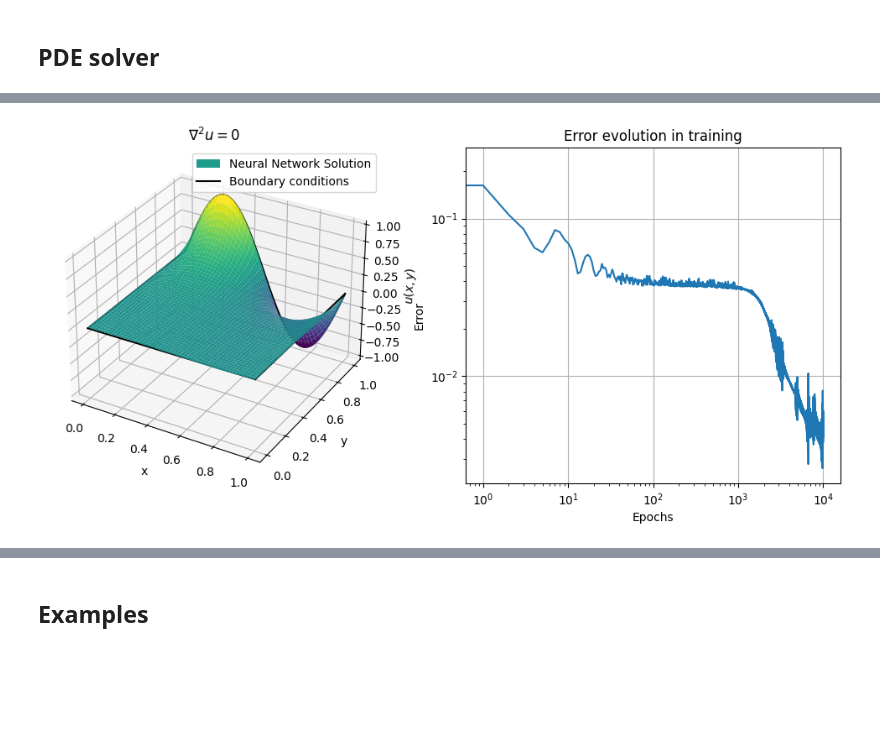
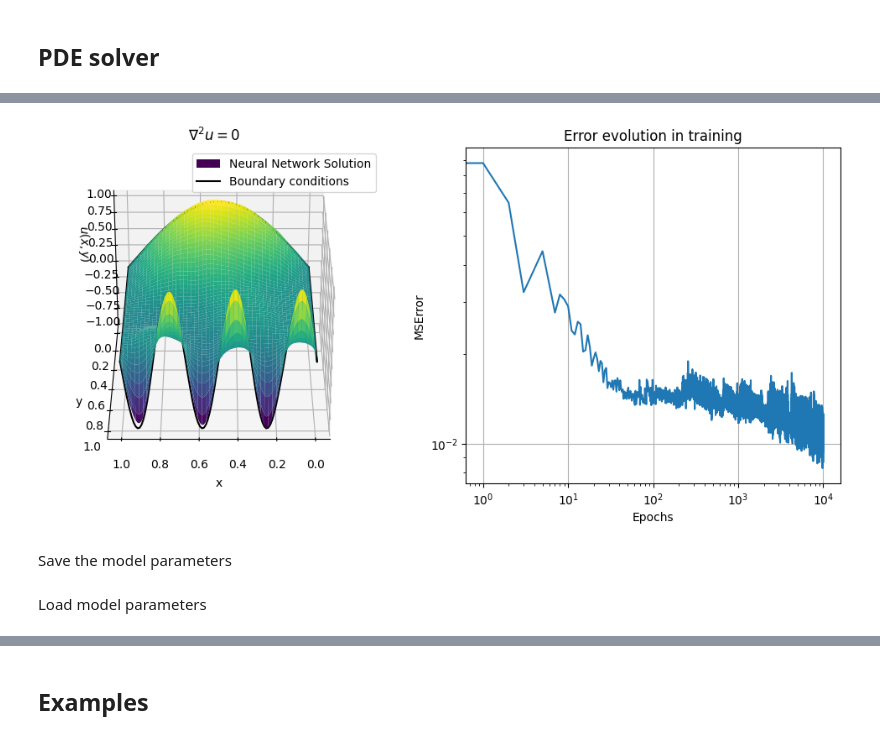
Before and after one commit to SavvasPitsi/ML_the_atom, a Jupyter notebook: Exploration.ipynb, the cells around one changed output, grey strips where cells are left out. Drawn from its saved outputs; the diff is of its cells as text; code cells hidden in the pictures; blank space fills up the shorter version.

Commit message:
Boundary condition improvement
Optimized parameters so that the network can fit better boundary conditions with higher parallel derivatives

```diff
--- a/Exploration.ipynb
+++ b/Exploration.ipynb
@@ -119,14 +150,15 @@ class LaplaceSolver(nn.Module):
 # %%
 # Custom loss function for unsupervised learning
 def lossFunctionPDE(model : nn.Module, x : torch.Tensor, b_points : int = 10, lamb : float = 0.5, scale : float = 1):
-    # make sure input is (x,y) pairs
+
+    # ensure input is (x,y) pairs
     assert len(x[0]) == 2
 
-    # set boundary points
+    # boundary point selection
     xs = torch.linspace(0, 1, b_points)
     ys = torch.linspace(0, 1, b_points)
 
-    # find the boundary points
+    # find the boundary (x, y) points
     b_x0 = torch.cartesian_prod(torch.tensor([0.0]), ys)
     b_x1 = torch.cartesian_prod(torch.tensor([1.0]), ys)
     b_y0 = torch.cartesian_prod(xs, torch.tensor([0.0]))
@@ -147,9 +179,10 @@ def lossFunctionPDE(model : nn.Module, x : torch.Tensor, b_points : int = 10, la
 
     # calculate the losses
     domain_loss = torch.linalg.vector_norm(dudx2 + dudy2)
-    boundary_loss_x0 = torch.linalg.vector_norm(model(b_x0))  #boundary condition x = 0
-    boundary_loss_y0 = torch.linalg.vector_norm(model(b_y0))  #boundary condition y = 0
-    boundary_loss_x1 = torch.linalg.vector_norm(model(b_x1))  #boundary condition x = 1
-    boundary_loss_y1 = torch.linalg.vector_norm(model(b_y1) - torch.sin(2* np.pi * xs).view(-1,1))  #boundary condition y = 1
+    b_loss_x0 = torch.linalg.vector_norm(model(b_x0))  #boundary condition x = 0
+    b_loss_y0 = torch.linalg.vector_norm(model(b_y0) - scale*torch.sin( np.pi * xs).view(-1,1))  #boundary condition y = 0
+    b_loss_x1 = torch.linalg.vector_norm(model(b_x1))  #boundary condition x = 1
+    b_loss_y1 = torch.linalg.vector_norm(model(b_y1) - scale*torch.sin(6* np.pi * xs).view(-1,1))  #boundary condition y = 1
 
-    return (lamb)*(domain_loss)/(1.0 * len(x)) + (1-lamb)*(boundary_loss_x0 + boundary_loss_y0 + boundary_loss_x1 + boundary_loss_y1)/(4.0 * b_points)
+    # appropriately weigh the loss contributions with lambda and N
+    return (lamb)*(domain_loss)/(1.0 * len(x)) + (1-lamb)*(b_loss_x0 + b_loss_y0 + b_loss_x1 + b_loss_y1)/(4.0 * b_points)
@@ -216,46 +225,63 @@ Epoch 9200, Loss: 0.0029729537200182676
 # %%
-x_test = torch.linspace(0, 1, 50)
-y_test = torch.linspace(0, 1, 50)
+# define testing sizes
+bound_reso = 100
+bulk_reso = 100
+
+# find test points
+x_test = torch.linspace(0, 1, bulk_reso)
+y_test = torch.linspace(0, 1, bulk_reso)
 xy_test = torch.cartesian_prod(x_test, y_test)
 
-pred = model(xy_test).detach().numpy().reshape(50,50)
-
+# create the mesh to be plotted
 np_x = x_test.detach().numpy()
 np_y = y_test.detach().numpy()
 np_x, np_y = np.meshgrid(np_x, np_y, indexing='ij')
+# indexing ij is for matrix or xy for cartesian.
+# ij matches input to output dimensions
+# xy flips the xy dimensions
 
 
+# reshape model predictions to match the mesh
+pred = model(xy_test).detach().numpy().reshape(bulk_reso,bulk_reso)
+
 # prepare to plot boundaries
-zeros_b = np.zeros(100)
-ones_b = np.ones(100)
-range_b = np.linspace(0, 1, 100)
-u_b = np.sin(2* np.pi * range_b)
+zeros_b = np.zeros(bound_reso)
+ones_b = np.ones(bound_reso)
+range_b = np.linspace(0, 1, bound_reso)
+u_b = np.sin(np.pi * range_b)
+u_b2 = np.sin(6* np.pi * range_b)
 
 
 fig = plt.figure(figsize=(10, 5))
 ax1 = fig.add_subplot(1, 2, 1, projection='3d')
 ax1.plot_surface(np_x, np_y, pred, label="Neural Network Solution", cmap = colmaps.viridis, antialiased=True)
 ax1.plot(zeros_b, range_b, zeros_b, color='black', label= 'Boundary conditions')
-ax1.plot(range_b, zeros_b, zeros_b, color='black')
+ax1.plot(range_b, zeros_b, u_b, color='black')
 ax1.plot(ones_b, range_b, zeros_b, color='black')
-ax1.plot(range_b, ones_b, u_b, color='black')
+ax1.plot(range_b, ones_b, u_b2, color='black')
 
 ax1.legend()
 ax1.set_xlabel("x")
 ax1.set_ylabel("y")
 ax1.set_zlabel(r"$u(x,y)$")
 ax1.set_title(r'$\nabla^2{u} = 0$')
+ax1.view_init(30, 90)  # rotate viewing angle
 
 ax2 = fig.add_subplot(1, 2, 2)
 ax2.loglog(np.array(errors))
 ax2.set_title("Error evolution in training")
 ax2.set_xlabel("Epochs")
-ax2.set_ylabel("Error")
+ax2.set_ylabel("MSError")
+
+# to be used with semilogy and the step-wise approach
 # ax2.set_xticks(np.arange(0,epochs+1, step_time))
 # ax2.set_xticklabels(np.arange(0,epochs+1, step_time), rotation=30)
 ax2.grid()
 
 plt.tight_layout()
+# plt.savefig('laplace.png') # for publication
 plt.show()
 # %% [output]
-[figure, old version]
+[figure, new version]
+# %% [markdown]
+Save the model parameters
@@ -261,0 +290,2 @@ plt.show()
+# %% [markdown]
+Load model parameters
```
Also changed, not shown: parts of 10 cells of this notebook.
